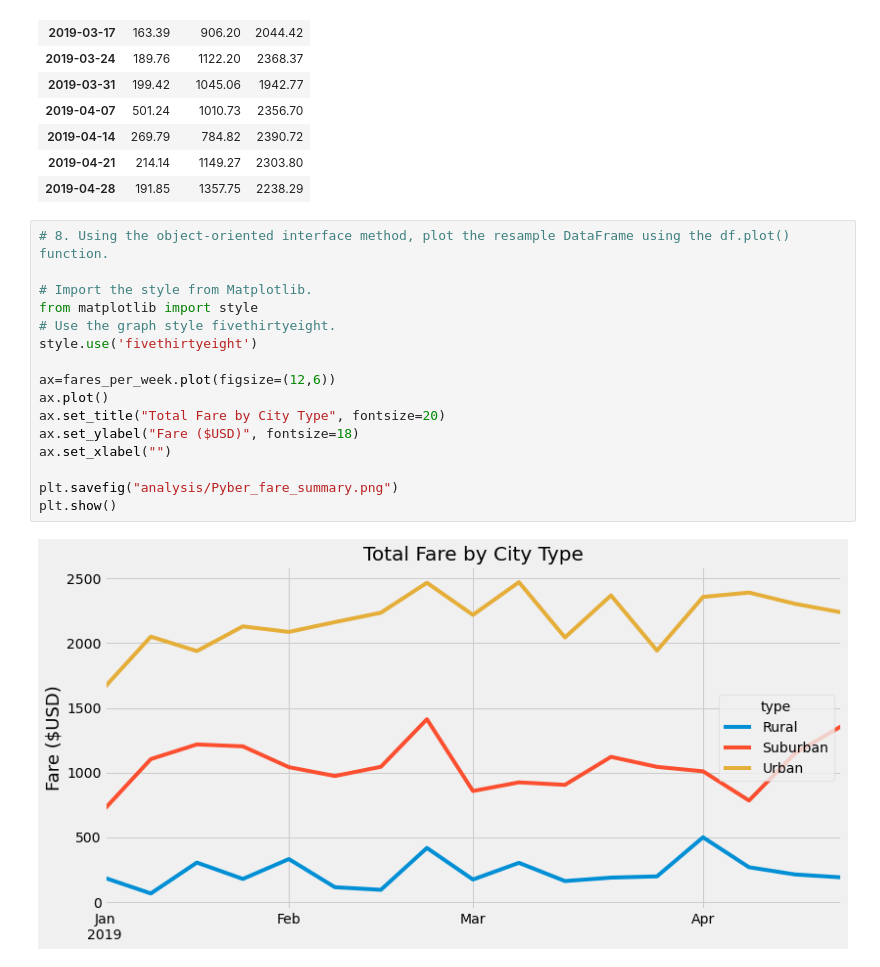
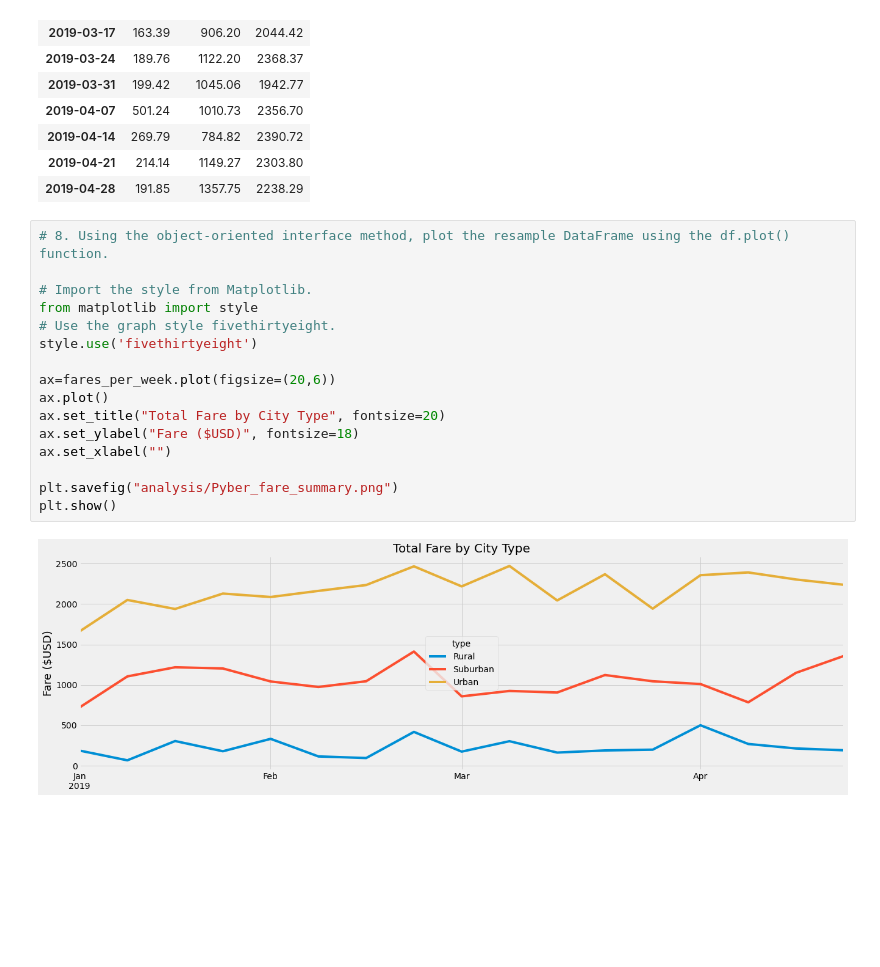
Before and after one commit to cristinagzz/PyBer_Analysis, a Jupyter notebook: PyBer_Challenge.ipynb, the cells around one changed output. Cells and saved outputs as stored; diff of their text form; blank space fills up the shorter version.

```diff
--- a/PyBer_Challenge.ipynb
+++ b/PyBer_Challenge.ipynb
@@ -274,18 +275,18 @@ fares_per_week
 # %%
 # 8. Using the object-oriented interface method, plot the resample DataFrame using the df.plot() function.
 
 # Import the style from Matplotlib.
 from matplotlib import style
 # Use the graph style fivethirtyeight.
 style.use('fivethirtyeight')
 
-ax=fares_per_week.plot(figsize=(12,6))
+ax=fares_per_week.plot(figsize=(20,6))
 ax.plot()
 ax.set_title("Total Fare by City Type", fontsize=20)
 ax.set_ylabel("Fare ($USD)", fontsize=18)
 ax.set_xlabel("")
 
 plt.savefig("analysis/Pyber_fare_summary.png")
 plt.show()
 # %% [output]
-[figure, old version]
+[figure, new version]
```
Also changed, not shown: parts of 2 cells of this notebook, 5 other files.
